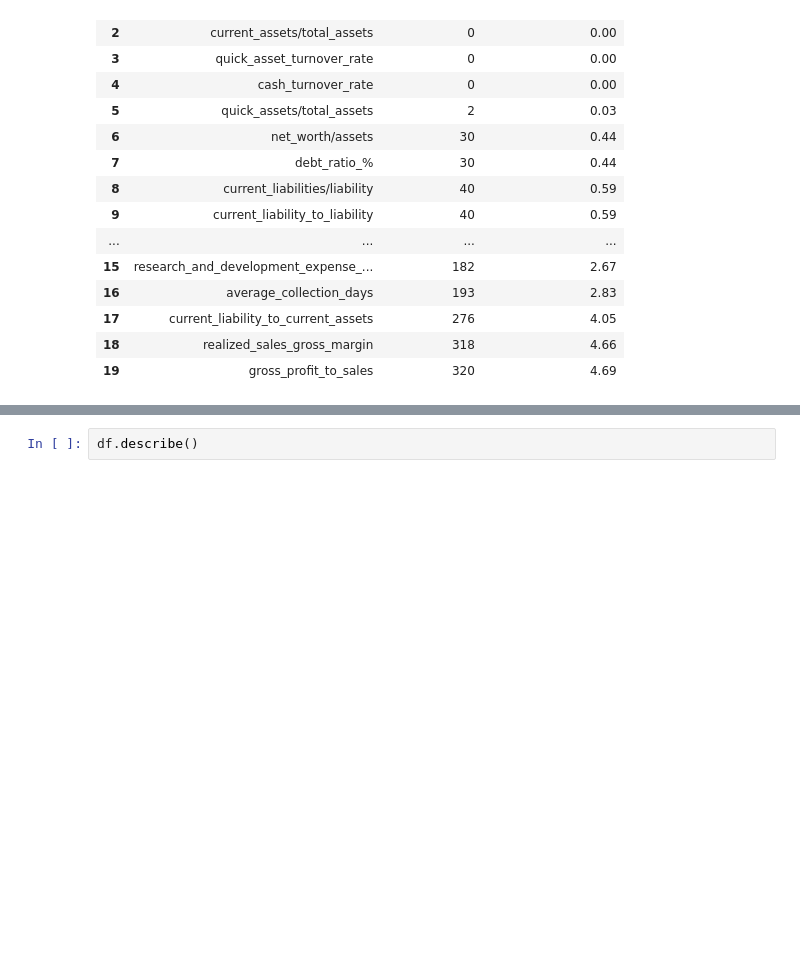
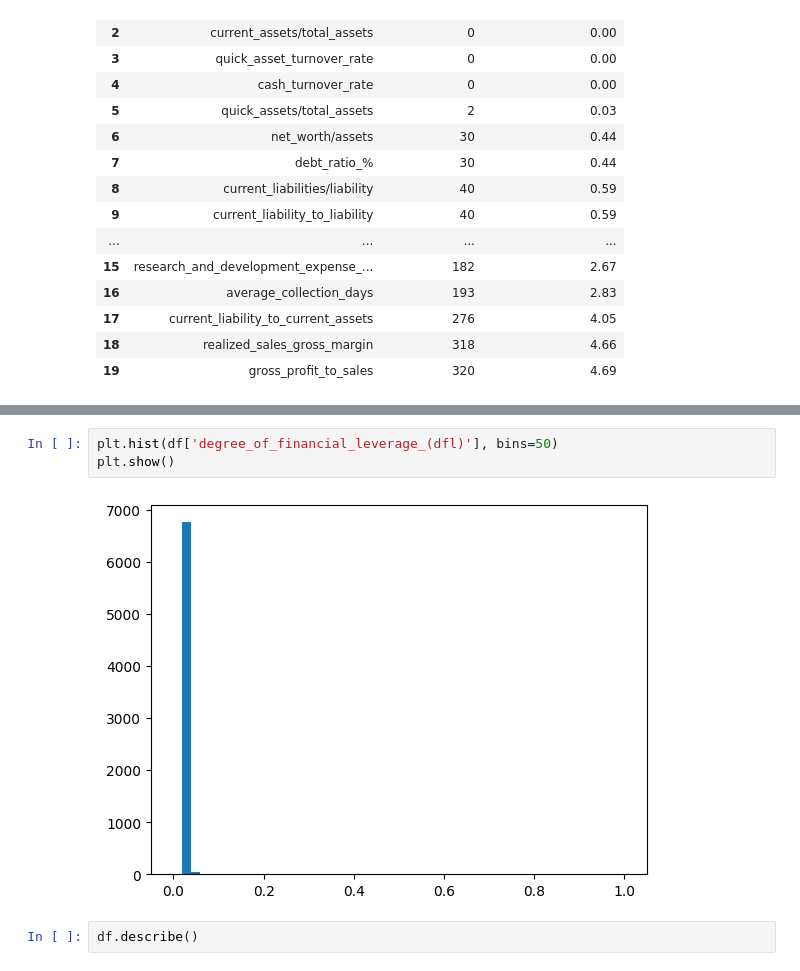
Before and after one commit to suchirmm/predictive_ml_, a Jupyter notebook: company_failure_prediction.ipynb, the cells around one changed output, grey strips where cells are left out. Drawn from its saved outputs; the diff is of its cells as text; blank space fills up the shorter version.

```diff
--- a/company_failure_prediction.ipynb
+++ b/company_failure_prediction.ipynb
@@ -178,3 +205,8 @@ outlier_df.sort_values('outlier_percentage').reset_index(drop = True)[:20]
+# %%
+plt.hist(df['degree_of_financial_leverage_(dfl)'], bins=50)
+plt.show()
+# %% [output]
+[figure, added]
 # %%
 df.describe()
 # %% [output]
```
Also changed, not shown: parts of 8 cells of this notebook.
